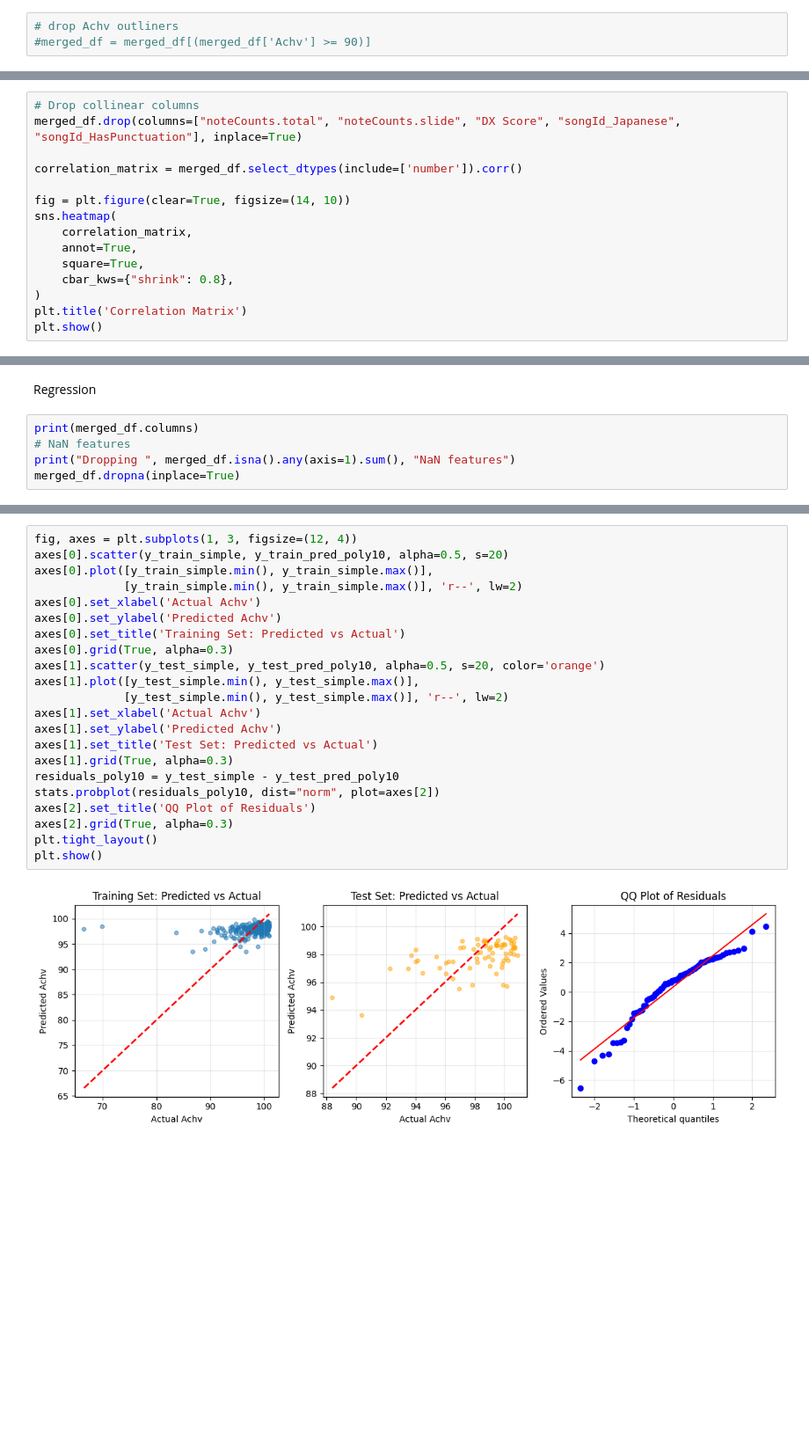
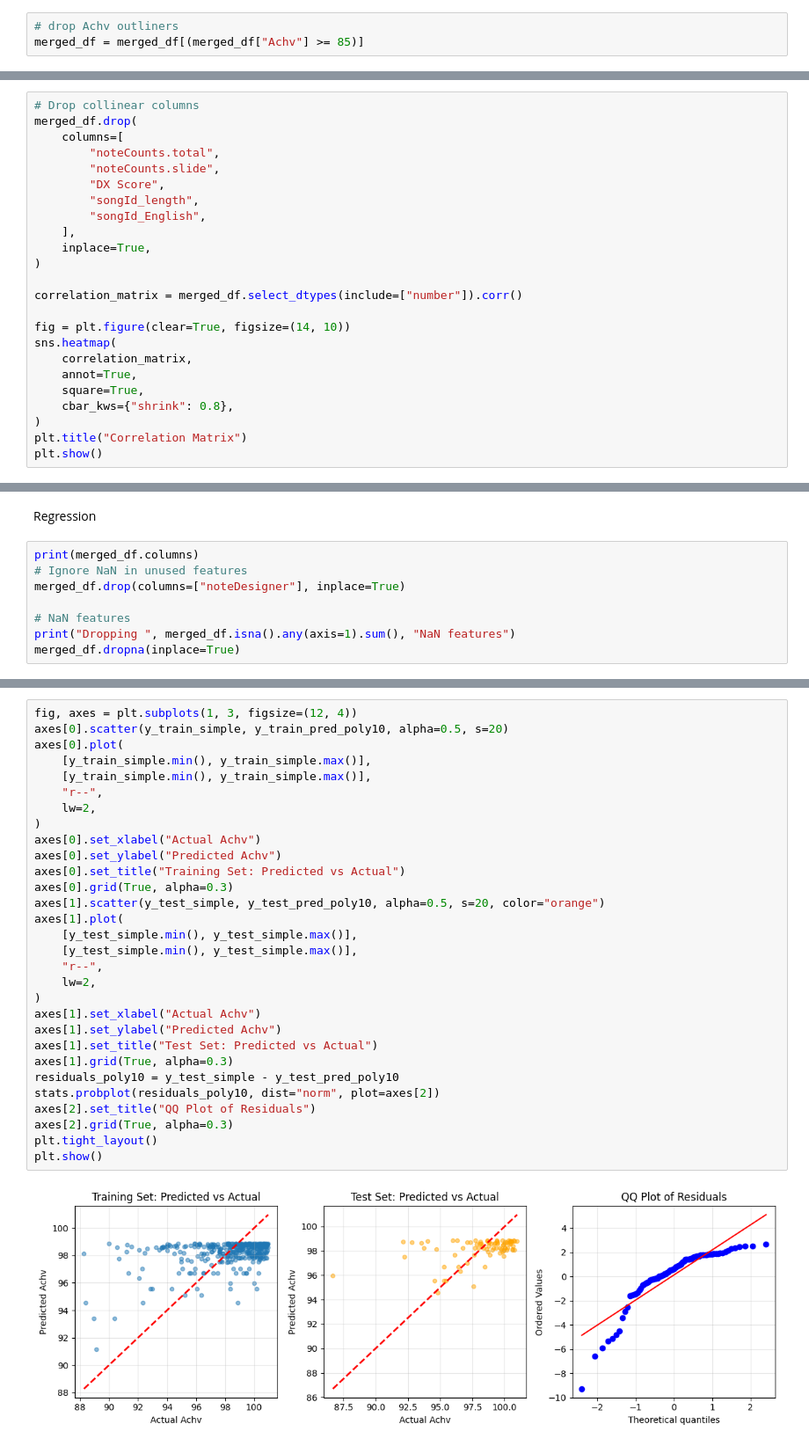
Before and after one commit to eric15342335/maimai-dx-regression, a Jupyter notebook: model.ipynb, the cells around one changed output, grey strips where cells are left out. Shown at 88% size. Saved outputs shown, nothing was run; the diff lists cells and outputs as text; blank space fills up the shorter version.

```diff
--- a/model.ipynb
+++ b/model.ipynb
@@ -213,6 +230,6 @@ print(merged_df.nsmallest(5, 'Achv'))
 # %%
 # drop Achv outliners
-#merged_df = merged_df[(merged_df['Achv'] >= 90)]
+merged_df = merged_df[(merged_df["Achv"] >= 85)]
 # %%
 # song map metrics
 songs_df = Path("songs.csv")
@@ -376,8 +411,17 @@ plt.show()
 # %%
 # Drop collinear columns
-merged_df.drop(columns=["noteCounts.total", "noteCounts.slide", "DX Score", "songId_Japanese", "songId_HasPunctuation"], inplace=True)
+merged_df.drop(
+    columns=[
+        "noteCounts.total",
+        "noteCounts.slide",
+        "DX Score",
+        "songId_length",
+        "songId_English",
+    ],
+    inplace=True,
+)
 
-correlation_matrix = merged_df.select_dtypes(include=['number']).corr()
+correlation_matrix = merged_df.select_dtypes(include=["number"]).corr()
 
 fig = plt.figure(clear=True, figsize=(14, 10))
 sns.heatmap(
@@ -386,6 +430,6 @@ sns.heatmap(
     square=True,
     cbar_kws={"shrink": 0.8},
 )
-plt.title('Correlation Matrix')
+plt.title("Correlation Matrix")
 plt.show()
 # %% [output]
@@ -424,6 +469,9 @@ plt.show()
 Regression
 # %%
 print(merged_df.columns)
+# Ignore NaN in unused features
+merged_df.drop(columns=["noteDesigner"], inplace=True)
+
 # NaN features
 print("Dropping ", merged_df.isna().any(axis=1).sum(), "NaN features")
 merged_df.dropna(inplace=True)
@@ -746,24 +842,32 @@ Mean Absolute Error: 1.7351
 # %%
 fig, axes = plt.subplots(1, 3, figsize=(12, 4))
 axes[0].scatter(y_train_simple, y_train_pred_poly10, alpha=0.5, s=20)
-axes[0].plot([y_train_simple.min(), y_train_simple.max()],
-             [y_train_simple.min(), y_train_simple.max()], 'r--', lw=2)
-axes[0].set_xlabel('Actual Achv')
-axes[0].set_ylabel('Predicted Achv')
-axes[0].set_title('Training Set: Predicted vs Actual')
+axes[0].plot(
+    [y_train_simple.min(), y_train_simple.max()],
+    [y_train_simple.min(), y_train_simple.max()],
+    "r--",
+    lw=2,
+)
+axes[0].set_xlabel("Actual Achv")
+axes[0].set_ylabel("Predicted Achv")
+axes[0].set_title("Training Set: Predicted vs Actual")
 axes[0].grid(True, alpha=0.3)
-axes[1].scatter(y_test_simple, y_test_pred_poly10, alpha=0.5, s=20, color='orange')
-axes[1].plot([y_test_simple.min(), y_test_simple.max()],
-             [y_test_simple.min(), y_test_simple.max()], 'r--', lw=2)
-axes[1].set_xlabel('Actual Achv')
-axes[1].set_ylabel('Predicted Achv')
-axes[1].set_title('Test Set: Predicted vs Actual')
+axes[1].scatter(y_test_simple, y_test_pred_poly10, alpha=0.5, s=20, color="orange")
+axes[1].plot(
+    [y_test_simple.min(), y_test_simple.max()],
+    [y_test_simple.min(), y_test_simple.max()],
+    "r--",
+    lw=2,
+)
+axes[1].set_xlabel("Actual Achv")
+axes[1].set_ylabel("Predicted Achv")
+axes[1].set_title("Test Set: Predicted vs Actual")
 axes[1].grid(True, alpha=0.3)
 residuals_poly10 = y_test_simple - y_test_pred_poly10
 stats.probplot(residuals_poly10, dist="norm", plot=axes[2])
-axes[2].set_title('QQ Plot of Residuals')
+axes[2].set_title("QQ Plot of Residuals")
 axes[2].grid(True, alpha=0.3)
 plt.tight_layout()
 plt.show()
 # %% [output]
-[figure, old version]
+[figure, new version]
```
Also changed, not shown: parts of 31 cells of this notebook, 1 other file.
